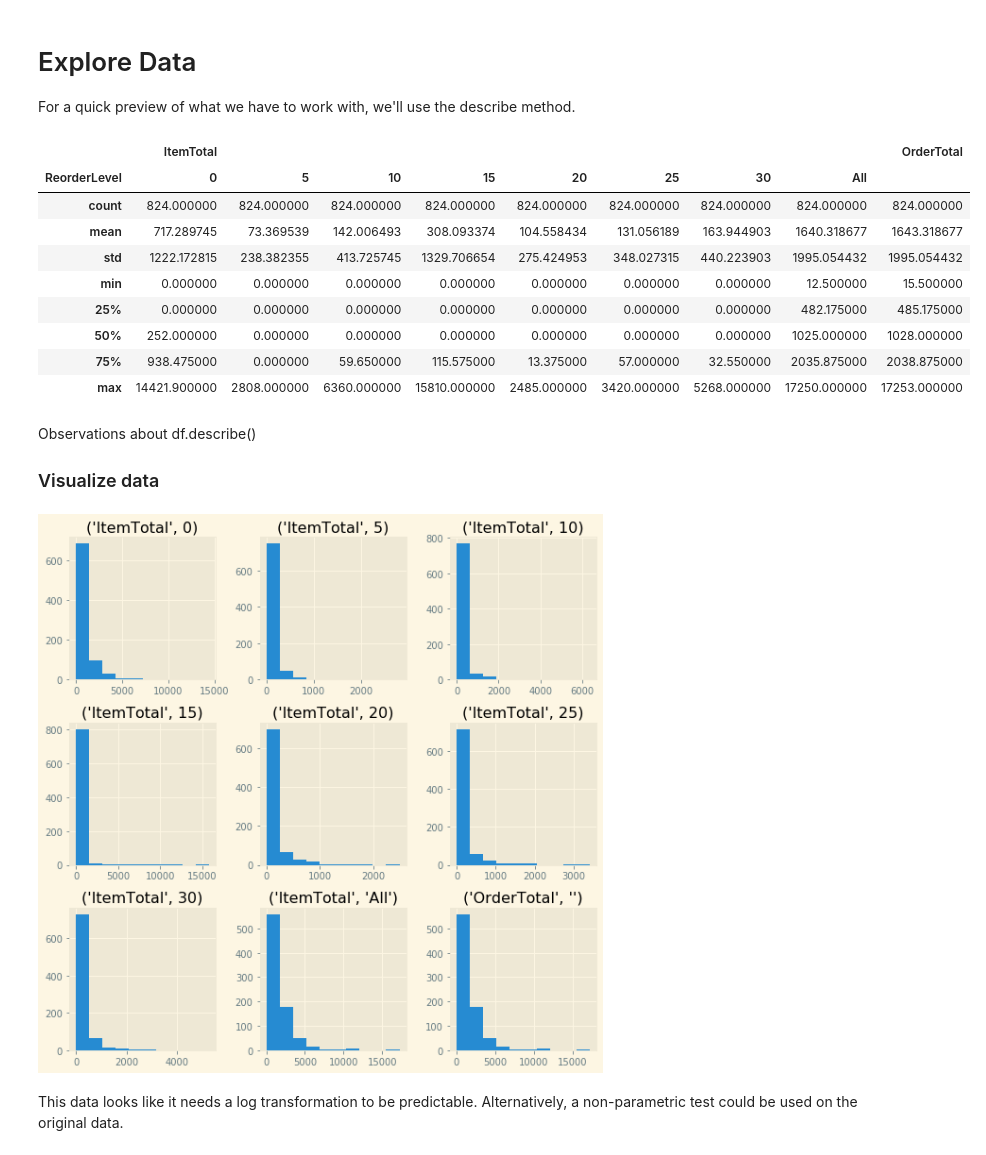
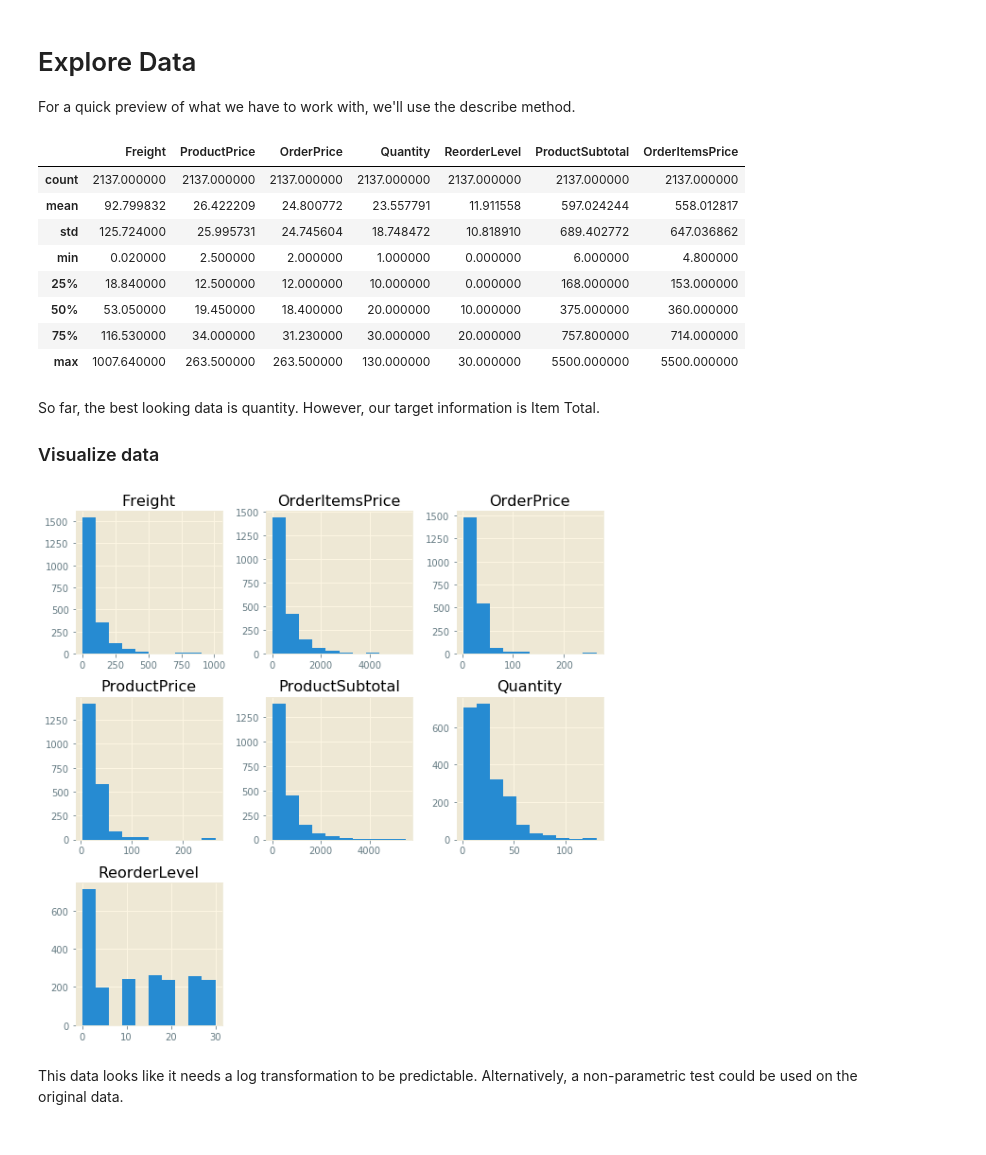
Before and after one commit to eannefawcett/Northwind-Database-Exploration, a Jupyter notebook: Reorder and Frieght.ipynb, the cells around one changed output. Cells and saved outputs as stored; diff of their text form; code cells hidden in the pictures.

```diff
--- a/Reorder and Frieght.ipynb
+++ b/Reorder and Frieght.ipynb
@@ -225,5 +217,5 @@ Index(['Id', 'ShipVia', 'Freight', 'ItemTotal', 'ReorderLevel'], dtype='object')
 # %%
 multi = df.copy(deep=True)
-mulit = multi.set_index(['Id', 'ShipVia', 'Freight', 'ReorderLevel'], inplace=True)
+mulit = multi.set_index(['Id', 'ShipVia', 'ProductId'], inplace=True)
 multi.head()
 # %% [output]
@@ -320,0 +363,3 @@ memory usage: 75.0+ KB
+# %%
+sort1['ProductSubtotal'] = sort1['ProductPrice'] * sort1['Quantity']
+sort1.sample(10)
@@ -320,0 +379,3 @@ memory usage: 75.0+ KB
+# %%
+sort1['OrderItemsPrice'] = sort1['OrderPrice'] * sort1['Quantity']
+sort1.sample(10)
@@ -332,11 +411,14 @@ ax1 = table.OrderTotal.plot(kind='box')
 # %%
 # management of outliers
-table = table.loc[table['OrderTotal'] < 200000]
-print('length of cleaner dataset: ' + str(len(table)))
+no_outliers = sort1.loc[sort1['ProductSubtotal'] < 6000]
+no_outliers = no_outliers.loc[no_outliers['OrderItemsPrice'] < 6000]
+print('length of cleaner dataset: ' + str(len(no_outliers)))
 
-fig02 = plt.figure(figsize=(20,5))
+fig02 = plt.figure(figsize=(5,5))
 fig02.suptitle('Outlier Exploration')
 
-ax = fig02.add_subplot(181)
-ax1 = table.OrderTotal.plot(kind='box')
+ax = fig02.add_subplot(121)
+ax1 = no_outliers.ProductSubtotal.plot(kind='box')
+ax = fig02.add_subplot(122)
+ax2 = no_outliers.OrderItemsPrice.plot(kind='box')
 # %% [output]
@@ -350,27 +432,26 @@ There seems to be quite a few outliers still. I'm hoping that an exploration wil
 For a quick preview of what we have to work with, we'll use the describe method.
 # %%
 # describe data
-table.describe()
+no_outliers.describe()
 # %% [output]
-|  | ItemTotal |  |  |  |  |  |  |  | OrderTotal |
-| ReorderLevel | 0 | 5 | 10 | 15 | 20 | 25 | 30 | All |  |
-| count | 824.000000 | 824.000000 | 824.000000 | 824.000000 | 824.000000 | 824.000000 | 824.000000 | 824.000000 | 824.000000 |
-| mean | 717.289745 | 73.369539 | 142.006493 | 308.093374 | 104.558434 | 131.056189 | 163.944903 | 1640.318677 | 1643.318677 |
-| std | 1222.172815 | 238.382355 | 413.725745 | 1329.706654 | 275.424953 | 348.027315 | 440.223903 | 1995.054432 | 1995.054432 |
-| min | 0.000000 | 0.000000 | 0.000000 | 0.000000 | 0.000000 | 0.000000 | 0.000000 | 12.500000 | 15.500000 |
-| 25% | 0.000000 | 0.000000 | 0.000000 | 0.000000 | 0.000000 | 0.000000 | 0.000000 | 482.175000 | 485.175000 |
-| 50% | 252.000000 | 0.000000 | 0.000000 | 0.000000 | 0.000000 | 0.000000 | 0.000000 | 1025.000000 | 1028.000000 |
-| 75% | 938.475000 | 0.000000 | 59.650000 | 115.575000 | 13.375000 | 57.000000 | 32.550000 | 2035.875000 | 2038.875000 |
-| max | 14421.900000 | 2808.000000 | 6360.000000 | 15810.000000 | 2485.000000 | 3420.000000 | 5268.000000 | 17250.000000 | 17253.000000 |
+|  | Freight | ProductPrice | OrderPrice | Quantity | ReorderLevel | ProductSubtotal | OrderItemsPrice |
+| count | 2137.000000 | 2137.000000 | 2137.000000 | 2137.000000 | 2137.000000 | 2137.000000 | 2137.000000 |
+| mean | 92.799832 | 26.422209 | 24.800772 | 23.557791 | 11.911558 | 597.024244 | 558.012817 |
+| std | 125.724000 | 25.995731 | 24.745604 | 18.748472 | 10.818910 | 689.402772 | 647.036862 |
+| min | 0.020000 | 2.500000 | 2.000000 | 1.000000 | 0.000000 | 6.000000 | 4.800000 |
+| 25% | 18.840000 | 12.500000 | 12.000000 | 10.000000 | 0.000000 | 168.000000 | 153.000000 |
+| 50% | 53.050000 | 19.450000 | 18.400000 | 20.000000 | 10.000000 | 375.000000 | 360.000000 |
+| 75% | 116.530000 | 34.000000 | 31.230000 | 30.000000 | 20.000000 | 757.800000 | 714.000000 |
+| max | 1007.640000 | 263.500000 | 263.500000 | 130.000000 | 30.000000 | 5500.000000 | 5500.000000 |
-# %% [markdown]
-Observations about df.describe()
-
-### Visualize data
+# %% [markdown]
+So far, the best looking data is quantity. However, our target information is Item Total.
+
+### Visualize data
 # %%
 # visualize data
-table.hist(figsize=(10,10));
+no_outliers.hist(figsize=(10,10));
 # %% [output]
-[figure, old version]
+[figure, new version]
 # %% [markdown]
 This data looks like it needs a log transformation to be predictable. Alternatively, a non-parametric test could be used on the original data.
 # %% [markdown]
```
Also changed, not shown: parts of 36 cells of this notebook, 1 other file.
